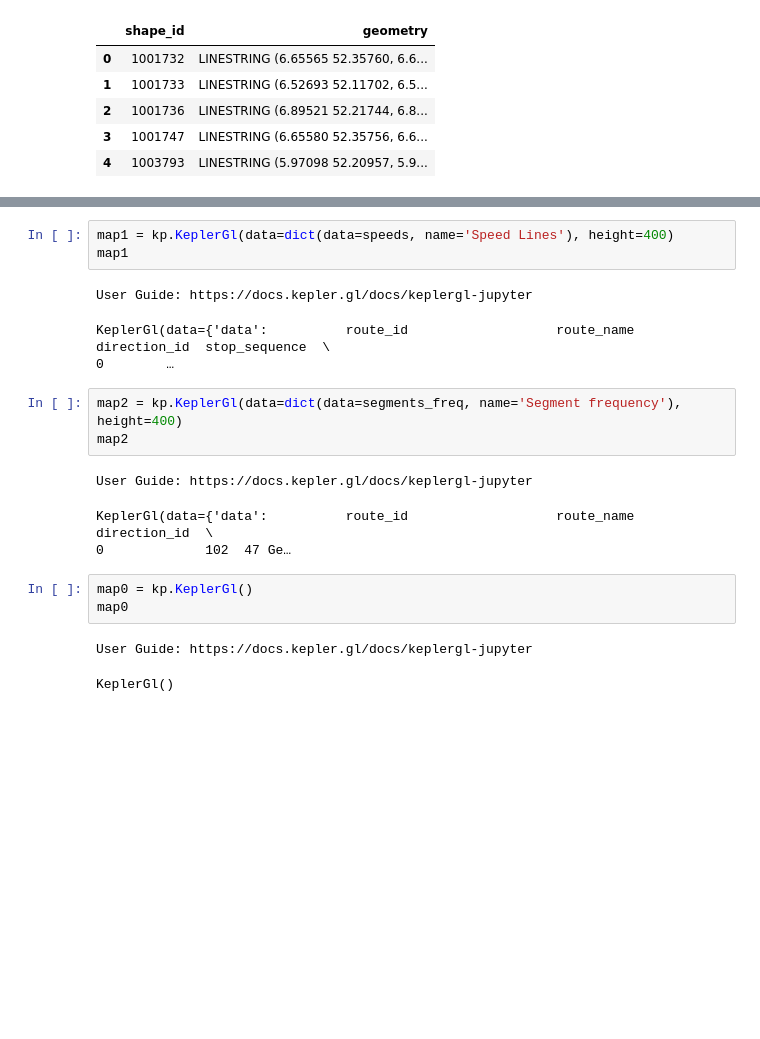
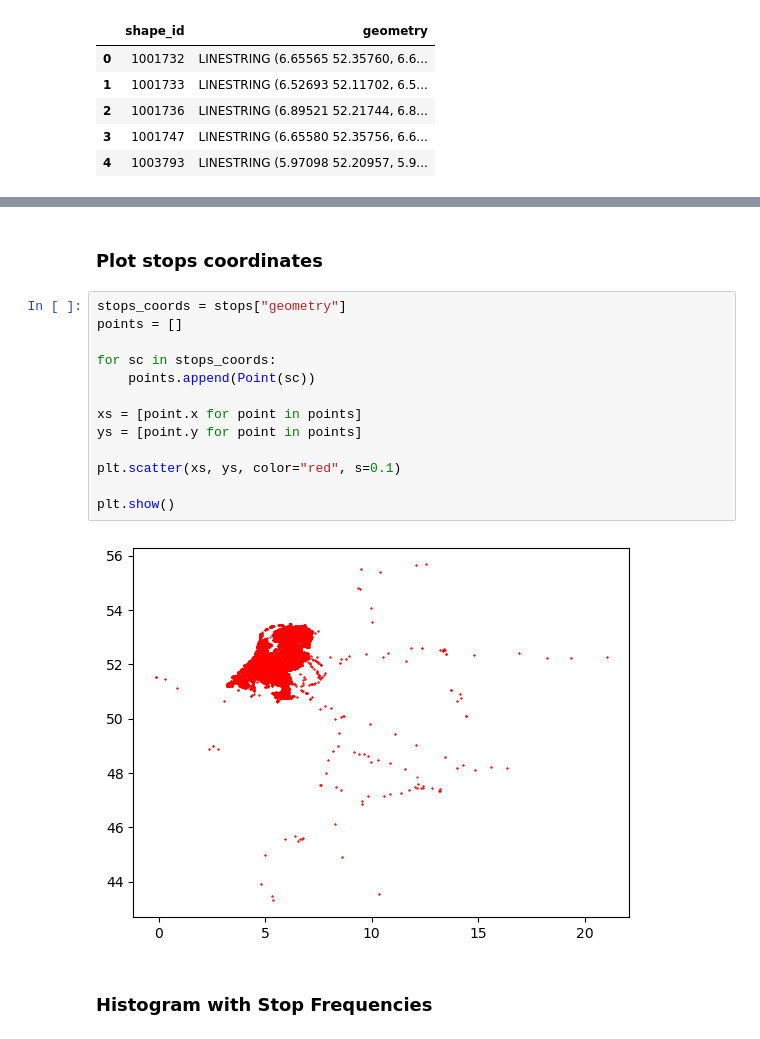
Before and after one commit to assuntaDC/MnMS, a Jupyter notebook: docs/TutorialGTFS.ipynb, the cells around one changed output, grey strips where cells are left out. Saved outputs shown, nothing was run; the diff lists cells and outputs as text; blank space fills up the shorter version.

Commit message:
Update Tutorial GTFS (plot stops)

```diff
--- a/docs/TutorialGTFS.ipynb
+++ b/docs/TutorialGTFS.ipynb
@@ -155,23 +181,22 @@ INFO:root:adding data for all lines.
 | 2 | 102 | 47 Geldermalsen - Gorinchem | 0 | Gorinchem, Walstraat - Gorinchem,... | Gorinchem, Walstraat | Gorinchem, Walstraat | 19:00-22:00 | ... |
 | 3 | 102 | 47 Geldermalsen - Gorinchem | 0 | Gorinchem, Walstraat - Gorinchem,... | Gorinchem, Walstraat | Gorinchem, Merwedekanaal | 19:00-22:00 | ... |
 | 4 | 102 | 47 Geldermalsen - Gorinchem | 0 | Gorinchem, Walstraat - Gorinchem,... | Gorinchem, Walstraat | Gorinchem, Walstraat | 22:00-24:00 | ... |
-# %%
-map1 = kp.KeplerGl(data=dict(data=speeds, name='Speed Lines'), height=400)
-map1
-# %% [output]
-User Guide: https://docs.kepler.gl/docs/keplergl-jupyter
-KeplerGl(data={'data':          route_id                   route_name direction_id  stop_sequence  \
-0        …
-# %%
-map2 = kp.KeplerGl(data=dict(data=segments_freq, name='Segment frequency'), height=400)
-map2
-# %% [output]
-User Guide: https://docs.kepler.gl/docs/keplergl-jupyter
-KeplerGl(data={'data':          route_id                   route_name direction_id  \
-0             102  47 Ge…
-# %%
-map0 = kp.KeplerGl()
-map0
-# %% [output]
-User Guide: https://docs.kepler.gl/docs/keplergl-jupyter
-KeplerGl()
+# %% [markdown]
+### Plot stops coordinates
+# %%
+stops_coords = stops["geometry"]
+points = []
+
+for sc in stops_coords:
+    points.append(Point(sc))
+
+xs = [point.x for point in points]
+ys = [point.y for point in points]
+
+plt.scatter(xs, ys, color="red", s=0.1)
+
+plt.show()
+# %% [output]
+[figure, added]
+# %% [markdown]
+### Histogram with Stop Frequencies
```
Also changed, not shown: parts of 19 cells of this notebook.
